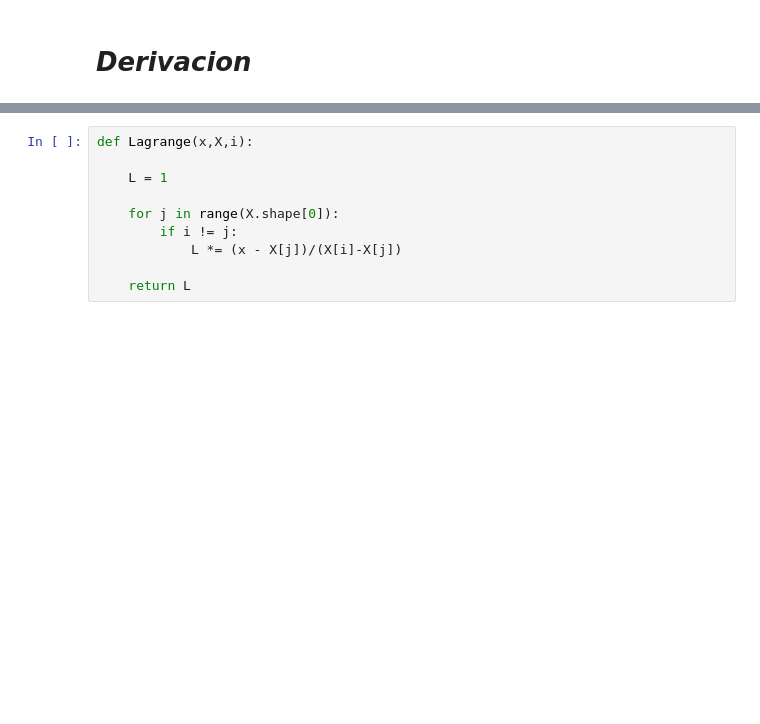
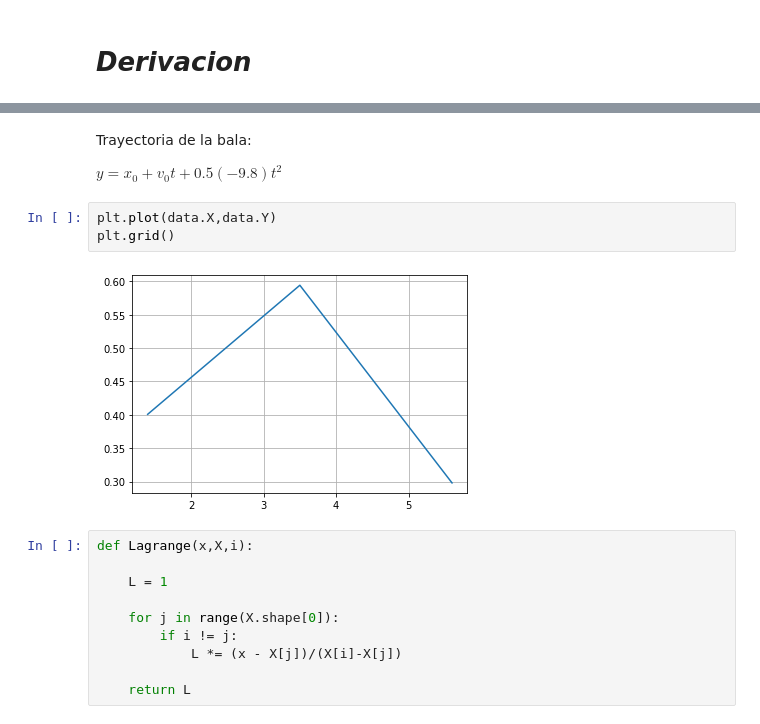
Before and after one commit to max197/FISI2526-MetCompCompl-202320, a Jupyter notebook: Ejercicios_sugeridos/parcial_1.ipynb, the cells around one changed output, grey strips where cells are left out. Drawn from its saved outputs; the diff is of its cells as text; blank space fills up the shorter version.

```diff
--- a/Ejercicios_sugeridos/parcial_1.ipynb
+++ b/Ejercicios_sugeridos/parcial_1.ipynb
@@ -48,3 +146,12 @@ plt.plot(x,error)
+# %% [markdown]
+Trayectoria de la bala:
+
+$y= x_0+v_0t+0.5(-9.8)t^2$
+# %%
+plt.plot(data.X,data.Y)
+plt.grid()
+# %% [output]
+[figure, added]
 # %%
 def Lagrange(x,X,i):
 
```
Also changed, not shown: parts of 37 cells of this notebook, 2 other files.
